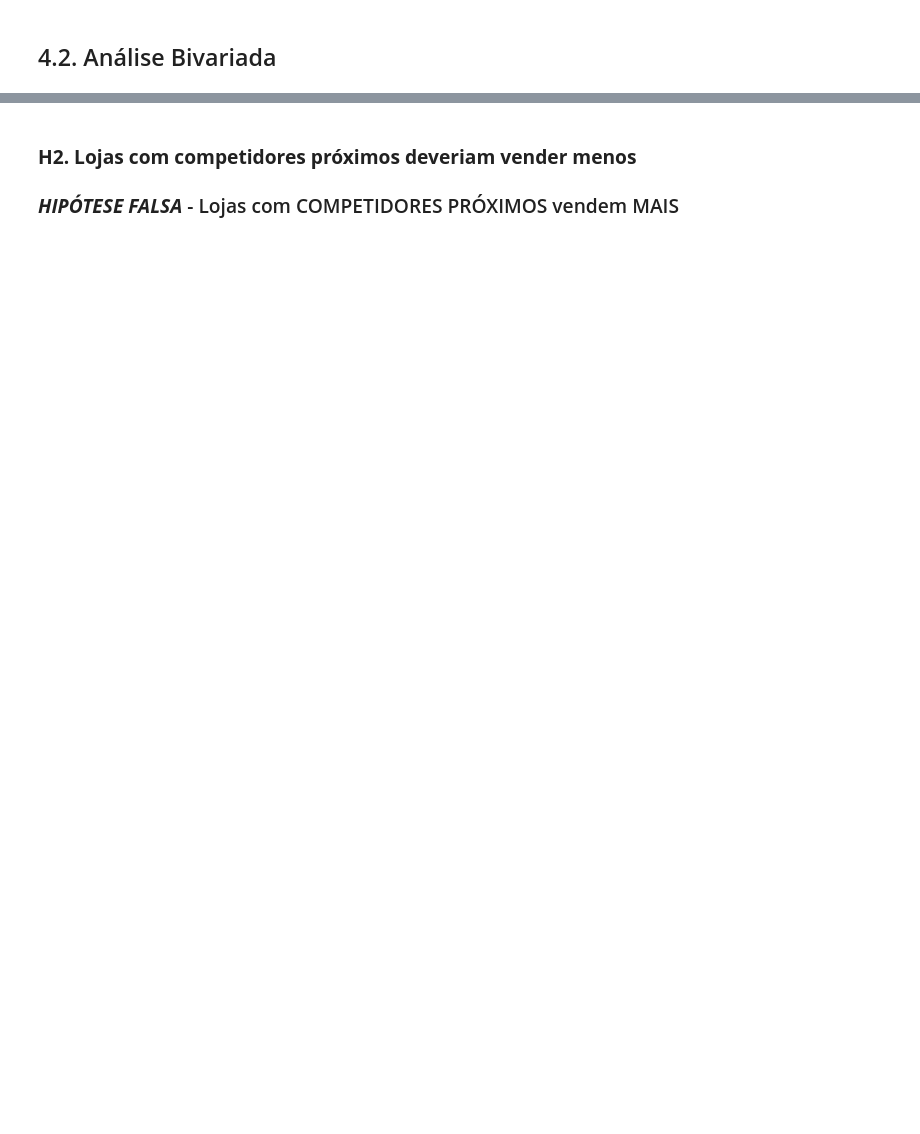
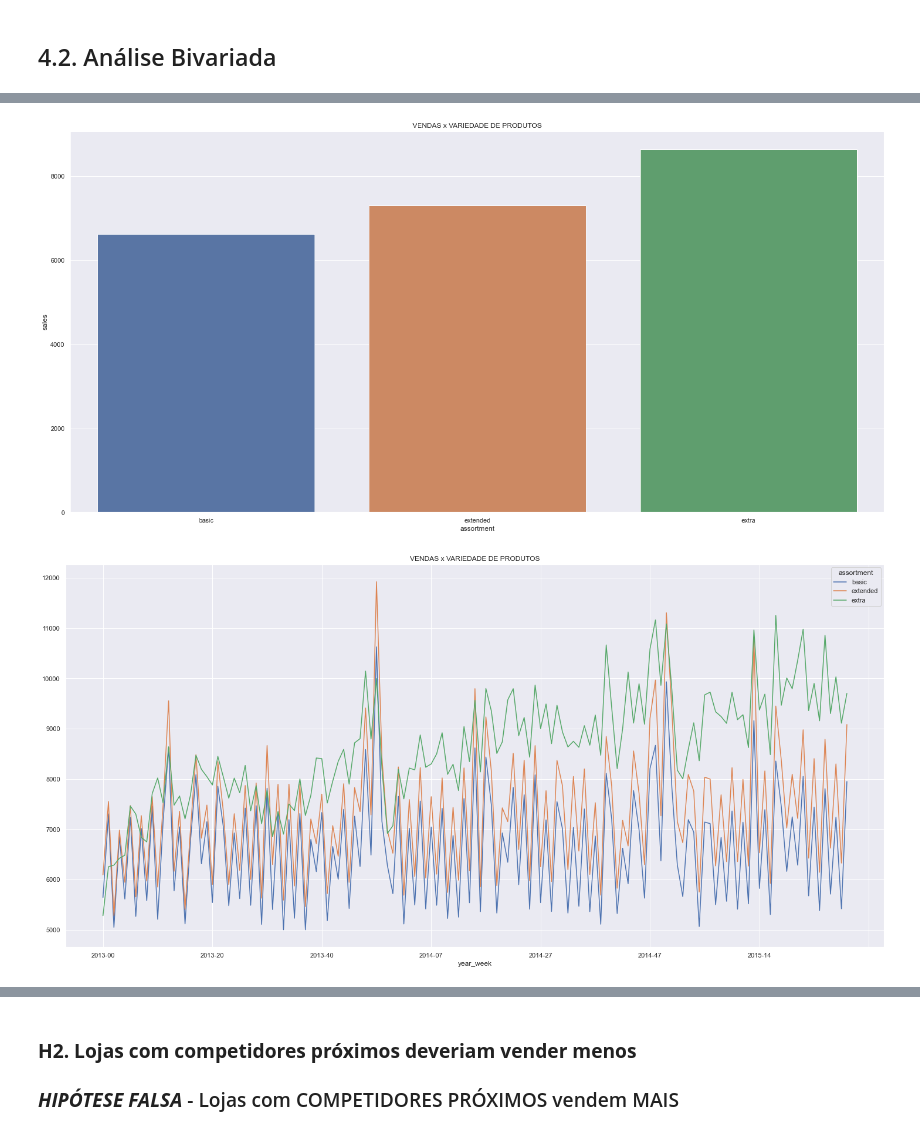
Before and after one commit to almir-martins/rossmann_sales_prediction, a Jupyter notebook: notebooks/m08_video1_store_sales_prediction.ipynb, the cells around one changed output, grey strips where cells are left out. Drawn from its saved outputs; the diff is of its cells as text; code cells hidden in the pictures; blank space fills up the shorter version.

```diff
--- a/notebooks/m08_video1_store_sales_prediction.ipynb
+++ b/notebooks/m08_video1_store_sales_prediction.ipynb
@@ -549,13 +555,16 @@ sns.kdeplot(df4[df4['assortment'] == 'extra']['sales'], label='extra', shade=Tru
 # %%
 # Quantidade de vendas por tipo de assortment
-aux1 = df4[['assortment', 'sales']].groupby('assortment').sum().reset_index()
-sns.barplot(x='assortment', y='sales', data=aux1);
+aux1 = df4[['assortment', 'sales']].groupby('assortment').mean().reset_index()
+sns.barplot(x='assortment', y='sales', data=aux1).set_title('VENDAS x VARIEDADE DE PRODUTOS');
 
 # Quantidade de vendas por assortment por semanas do ano
-aux2 = df4[['year_week', 'assortment', 'sales']].groupby(['year_week', 'assortment']).sum().reset_index()
+aux2 = df4[['year_week', 'assortment', 'sales']].groupby(['year_week', 'assortment']).mean().reset_index()
 aux3 = aux2.pivot(index='year_week', columns='assortment', values='sales')
-aux3.plot();
+aux3.plot().set_title('VENDAS x VARIEDADE DE PRODUTOS');
 
 # Plotagem somente do tipo 'extra' de assortment
 aux4 = aux2[aux2['assortment'] == 'extra']
-aux4.pivot(index='year_week', columns='assortment', values='sales').plot();
+aux4.pivot(index='year_week', columns='assortment', values='sales').plot().set_title('VENDAS x VARIEDADE DE PRODUTOS');
+# %% [output]
+[figure, added]
+[figure, added]
```
Also changed, not shown: parts of 18 cells of this notebook.
